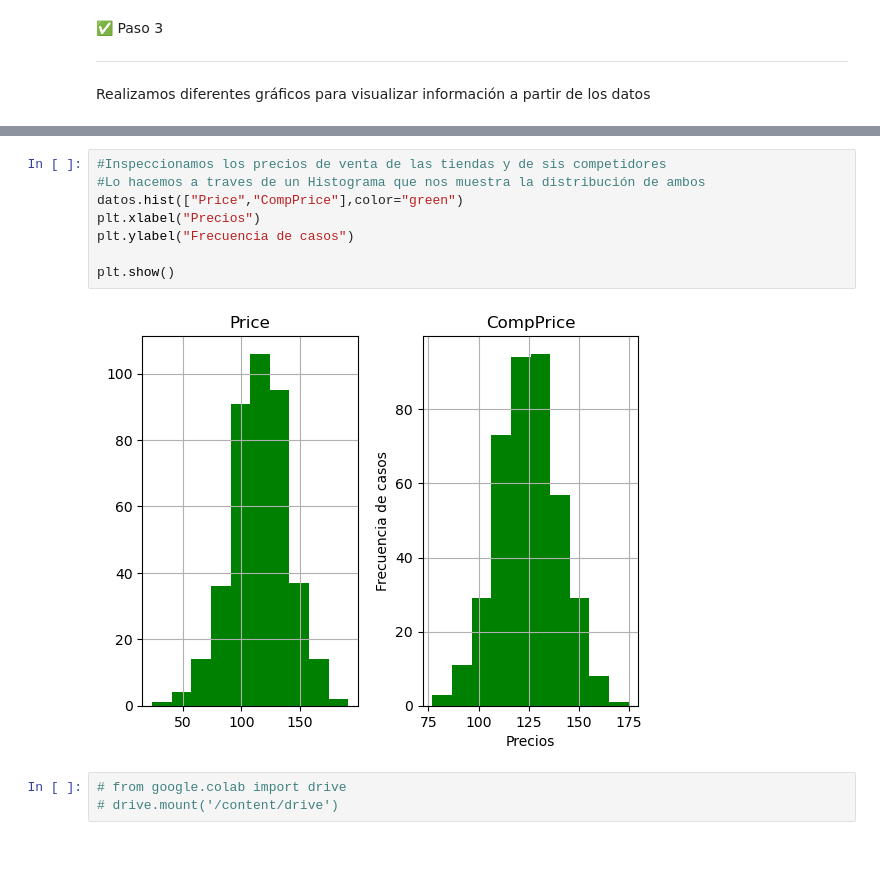
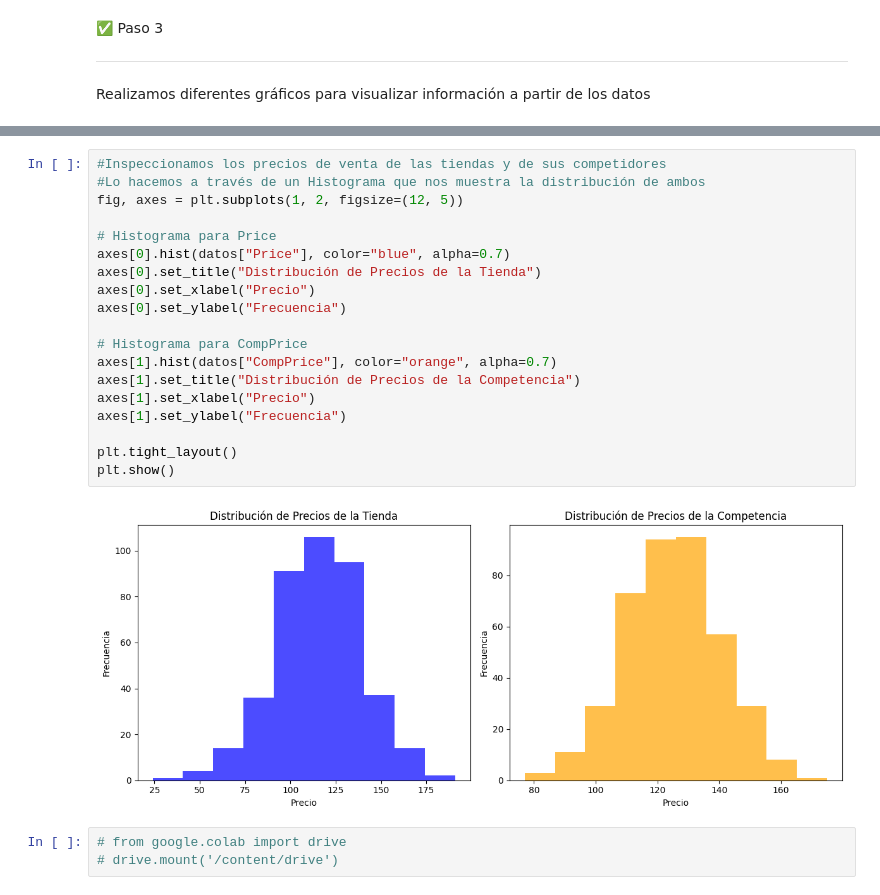
Before and after one commit to alexballera/laboratorio-datos-fce, a Jupyter notebook: sesiones/sesion2/practica/2_Manipulación_de_datos_organizacionales_y_visualización.ipynb, the cells around one changed output, grey strips where cells are left out. Cells and saved outputs as stored; diff of their text form; blank space fills up the shorter version.

```diff
--- a/sesiones/sesion2/practica/2_Manipulación_de_datos_organizacionales_y_visualización.ipynb
+++ b/sesiones/sesion2/practica/2_Manipulación_de_datos_organizacionales_y_visualización.ipynb
@@ -437,13 +445,24 @@ plt.show()
-# %%
-#Inspeccionamos los precios de venta de las tiendas y de sis competidores
-#Lo hacemos a traves de un Histograma que nos muestra la distribución de ambos
-datos.hist(["Price","CompPrice"],color="green")
-plt.xlabel("Precios")
-plt.ylabel("Frecuencia de casos")
-
-plt.show()
-# %% [output]
-[figure, removed]
+# %%
+#Inspeccionamos los precios de venta de las tiendas y de sus competidores
+#Lo hacemos a través de un Histograma que nos muestra la distribución de ambos
+fig, axes = plt.subplots(1, 2, figsize=(12, 5))
+
+# Histograma para Price
+axes[0].hist(datos["Price"], color="blue", alpha=0.7)
+axes[0].set_title("Distribución de Precios de la Tienda")
+axes[0].set_xlabel("Precio")
+axes[0].set_ylabel("Frecuencia")
+
+# Histograma para CompPrice
+axes[1].hist(datos["CompPrice"], color="orange", alpha=0.7)
+axes[1].set_title("Distribución de Precios de la Competencia")
+axes[1].set_xlabel("Precio")
+axes[1].set_ylabel("Frecuencia")
+
+plt.tight_layout()
+plt.show()
+# %% [output]
+[figure, added]
 # %%
 # from google.colab import drive
 # drive.mount('/content/drive')
```
Also changed, not shown: parts of 13 cells of this notebook.
